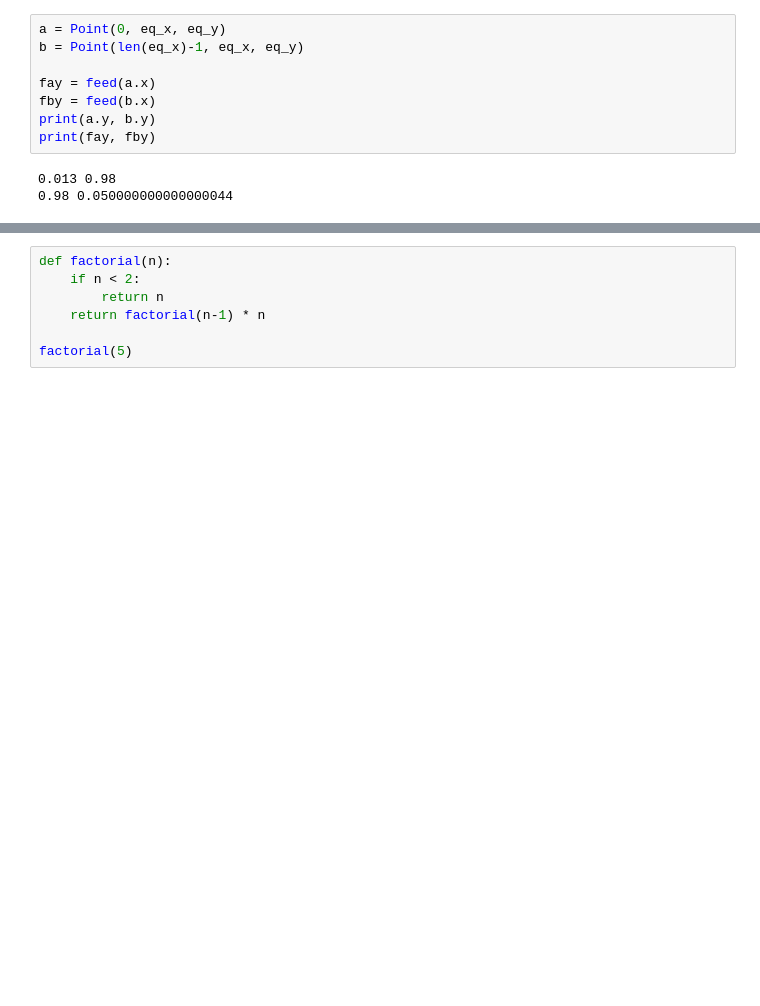
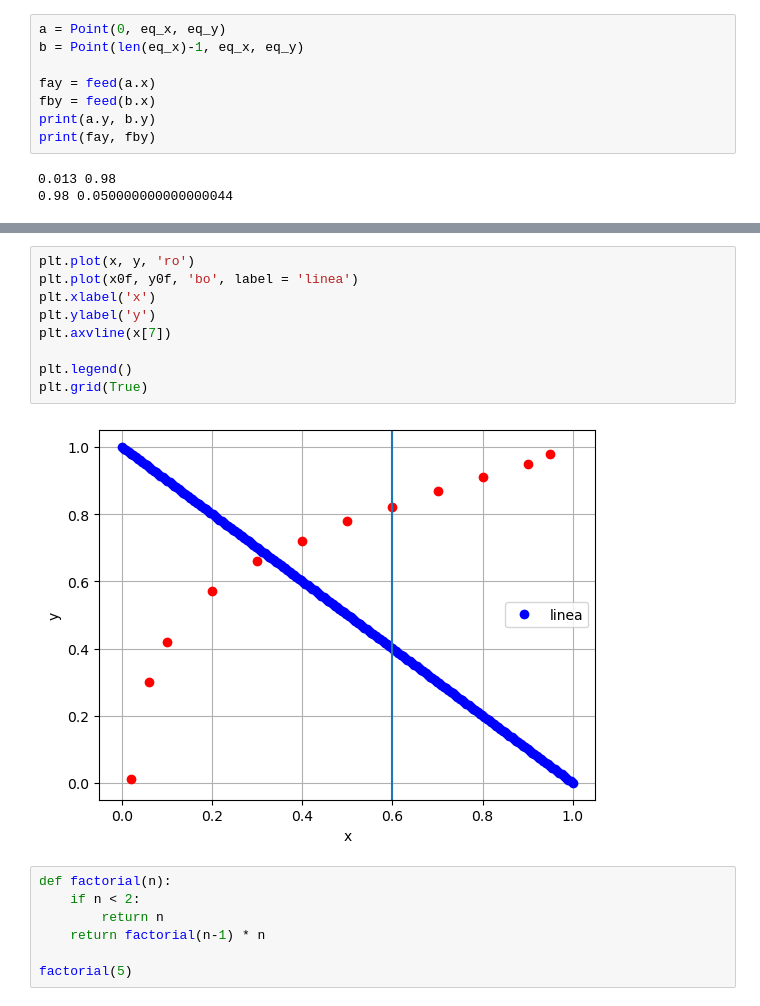
Before and after one commit to osl-pocs/fqlearn, a Jupyter notebook: docs/intersecctionnPOC.ipynb, the cells around one changed output, grey strips where cells are left out. Cells and saved outputs as stored; diff of their text form; blank space fills up the shorter version.

```diff
--- a/docs/intersecctionnPOC.ipynb
+++ b/docs/intersecctionnPOC.ipynb
@@ -188,3 +186,14 @@ a3, b3 = intersection(aaa, bbb, feed, eq_x , eq_x )
+# %%
+plt.plot(x, y, 'ro')
+plt.plot(x0f, y0f, 'bo', label = 'linea')
+plt.xlabel('x')
+plt.ylabel('y')
+plt.axvline(x[7])
+
+plt.legend()
+plt.grid(True)
+# %% [output]
+[figure, new version]
 # %%
 def factorial(n):
     if n < 2:
```
Also changed, not shown: parts of 2 cells of this notebook, 5 other files.
